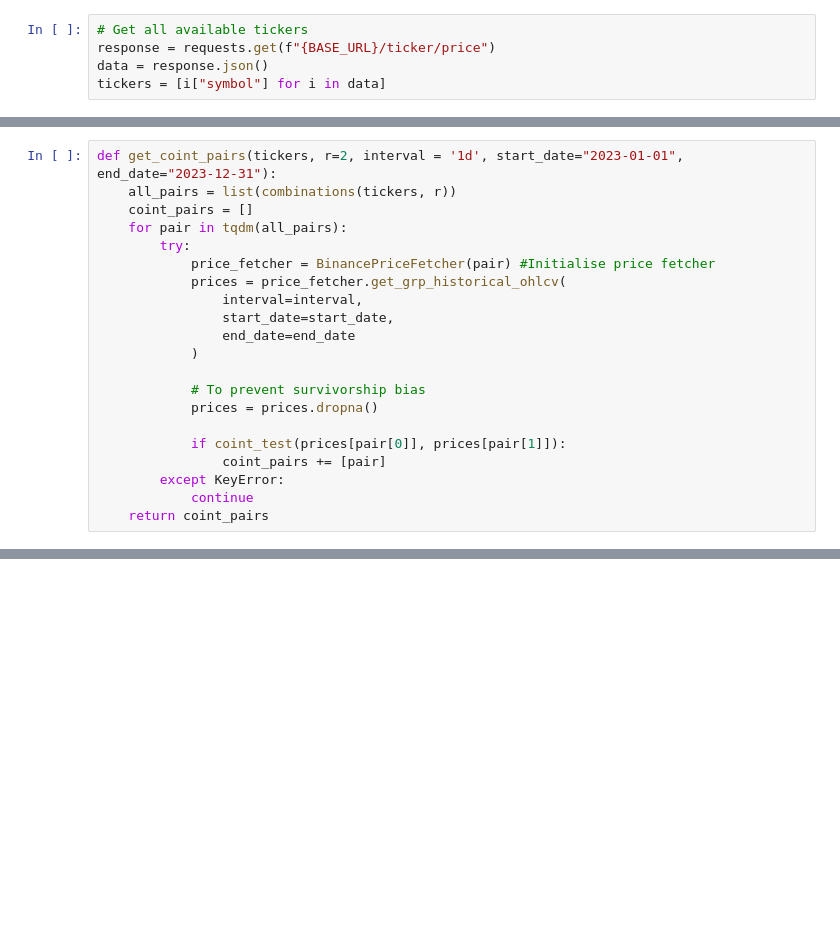
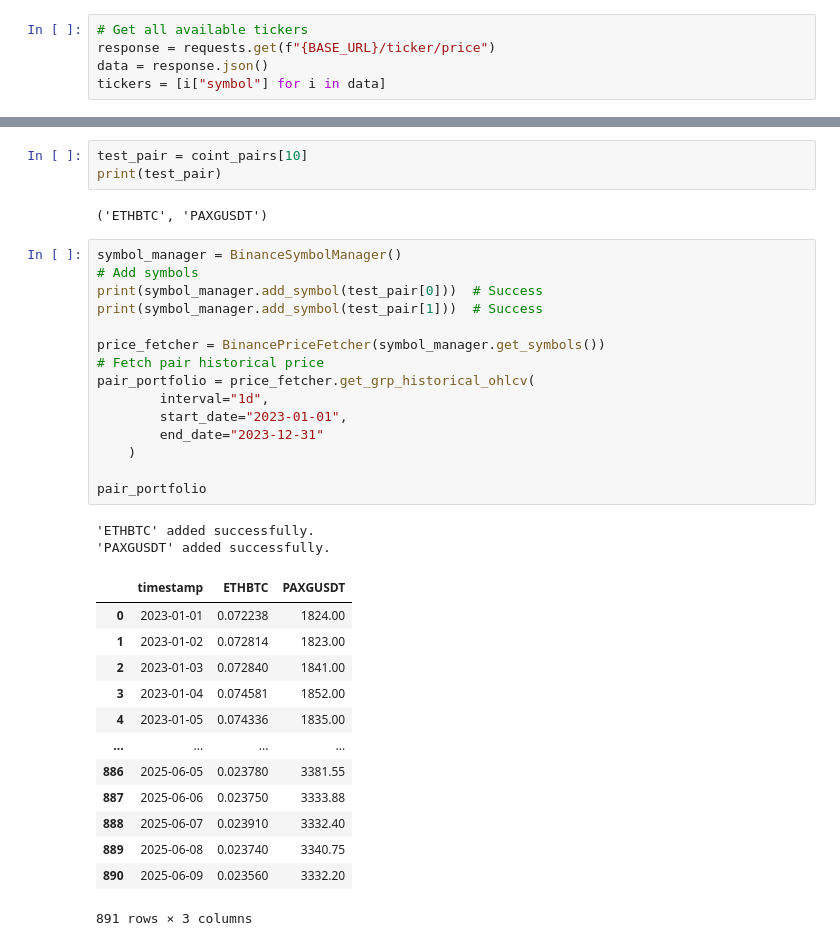
Before and after one commit to saltedpotato/qf635-microstructure-project, a Jupyter notebook: test_strats.ipynb, the cells around one changed output, grey strips where cells are left out. Drawn from its saved outputs; the diff is of its cells as text; blank space fills up the shorter version.

```diff
--- a/test_strats.ipynb
+++ b/test_strats.ipynb
@@ -20,21 +16,0 @@ def coint_test(p1, p2):
-# %%
-def get_coint_pairs(tickers, r=2, interval = '1d', start_date="2023-01-01", end_date="2023-12-31"):
-    all_pairs = list(combinations(tickers, r))
-    coint_pairs = []
-    for pair in tqdm(all_pairs):
-        try:
-            price_fetcher = BinancePriceFetcher(pair) #Initialise price fetcher
-            prices = price_fetcher.get_grp_historical_ohlcv(
-                interval=interval,
-                start_date=start_date,
-                end_date=end_date
-            )
-
-            # To prevent survivorship bias
-            prices = prices.dropna()
-
-            if coint_test(prices[pair[0]], prices[pair[1]]):
-                coint_pairs += [pair]
-        except KeyError:
-            continue
-    return coint_pairs
@@ -42,0 +86,36 @@ coint_pairs = get_coint_pairs(tickers)
+# %%
+test_pair = coint_pairs[10]
+print(test_pair)
+# %% [output]
+('ETHBTC', 'PAXGUSDT')
+# %%
+symbol_manager = BinanceSymbolManager()
+# Add symbols
+print(symbol_manager.add_symbol(test_pair[0]))  # Success
+print(symbol_manager.add_symbol(test_pair[1]))  # Success
+
+price_fetcher = BinancePriceFetcher(symbol_manager.get_symbols())
+# Fetch pair historical price
+pair_portfolio = price_fetcher.get_grp_historical_ohlcv(
+        interval="1d",
+        start_date="2023-01-01",
+        end_date="2023-12-31"
+    )
+
+pair_portfolio
+# %% [output]
+'ETHBTC' added successfully.
+'PAXGUSDT' added successfully.
+|  | timestamp | ETHBTC | PAXGUSDT |
+| 0 | 2023-01-01 | 0.072238 | 1824.00 |
+| 1 | 2023-01-02 | 0.072814 | 1823.00 |
+| 2 | 2023-01-03 | 0.072840 | 1841.00 |
+| 3 | 2023-01-04 | 0.074581 | 1852.00 |
+| 4 | 2023-01-05 | 0.074336 | 1835.00 |
+| ... | ... | ... | ... |
+| 886 | 2025-06-05 | 0.023780 | 3381.55 |
+| 887 | 2025-06-06 | 0.023750 | 3333.88 |
+| 888 | 2025-06-07 | 0.023910 | 3332.40 |
+| 889 | 2025-06-08 | 0.023740 | 3340.75 |
+| 890 | 2025-06-09 | 0.023560 | 3332.20 |
+891 rows × 3 columns
```
Also changed, not shown: parts of 8 cells of this notebook, 3 other files.
